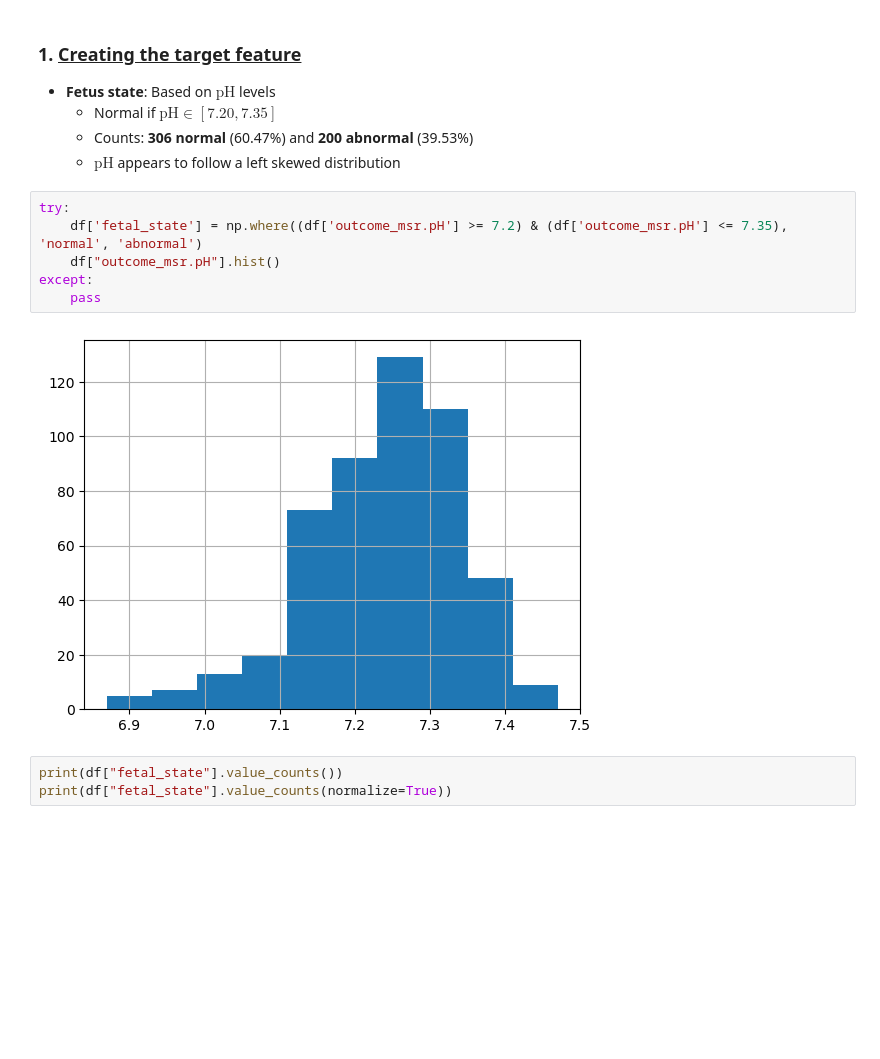
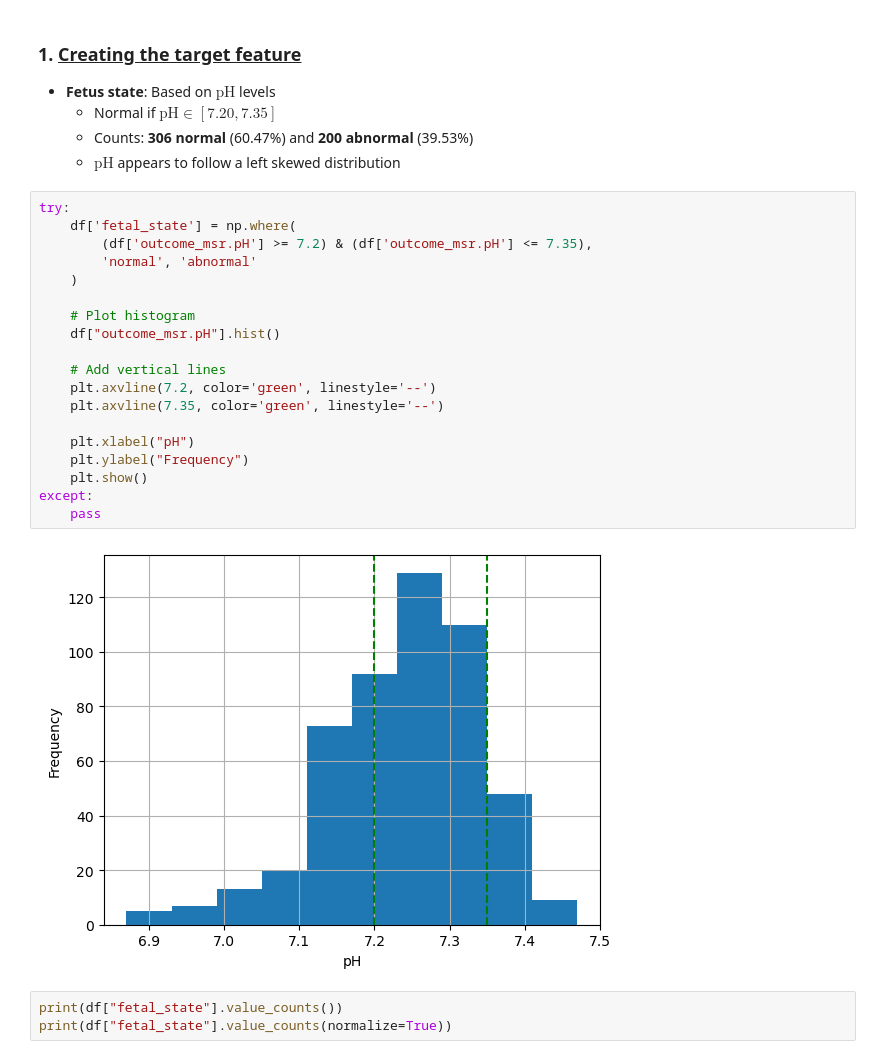
Before and after one commit to KonstantinosVard/Classification-of-cardiotocographic-signals-based-on-HRV, a Jupyter notebook: 1)initial_processing.ipynb, the cells around one changed output. Saved outputs shown, nothing was run; the diff lists cells and outputs as text; blank space fills up the shorter version.

```diff
--- a/initial_processing.ipynb
+++ b/1)initial_processing.ipynb
@@ -106,12 +120,25 @@ df = pd.DataFrame(rows)
     - $\mathrm{pH}$ appears to follow a left skewed distribution
 # %%
 try:
-    df['fetal_state'] = np.where((df['outcome_msr.pH'] >= 7.2) & (df['outcome_msr.pH'] <= 7.35), 'normal', 'abnormal')
+    df['fetal_state'] = np.where(
+        (df['outcome_msr.pH'] >= 7.2) & (df['outcome_msr.pH'] <= 7.35),
+        'normal', 'abnormal'
+    )
+
+    # Plot histogram
     df["outcome_msr.pH"].hist()
+
+    # Add vertical lines
+    plt.axvline(7.2, color='green', linestyle='--')
+    plt.axvline(7.35, color='green', linestyle='--')
+
+    plt.xlabel("pH")
+    plt.ylabel("Frequency")
+    plt.show()
 except:
     pass
 # %% [output]
-[figure, old version]
+[figure, new version]
 # %%
 print(df["fetal_state"].value_counts())
 print(df["fetal_state"].value_counts(normalize=True))
```
Also changed, not shown: parts of 2 cells of this notebook, 20 other files.
